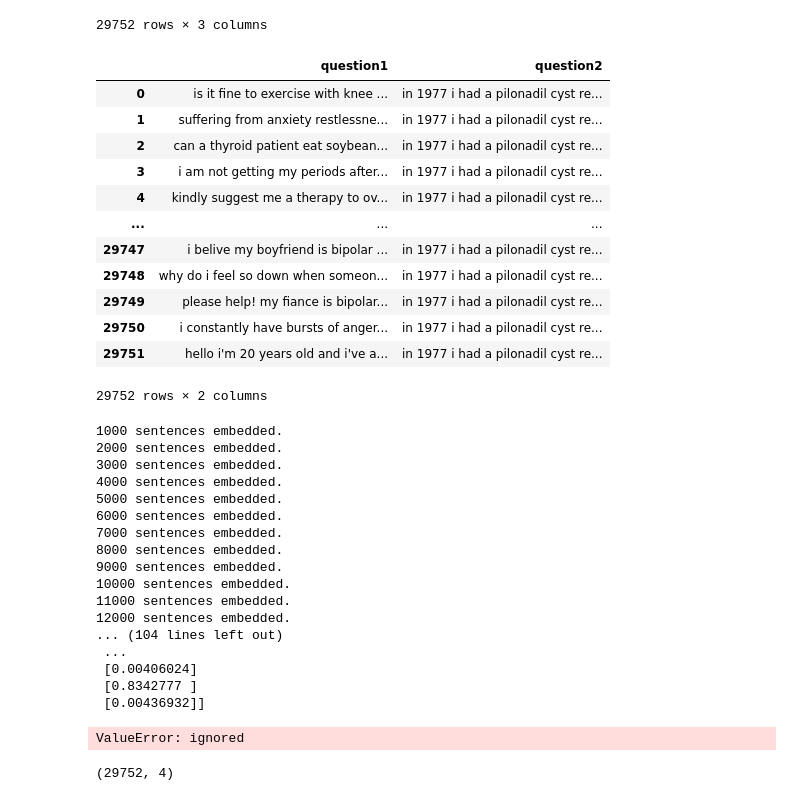
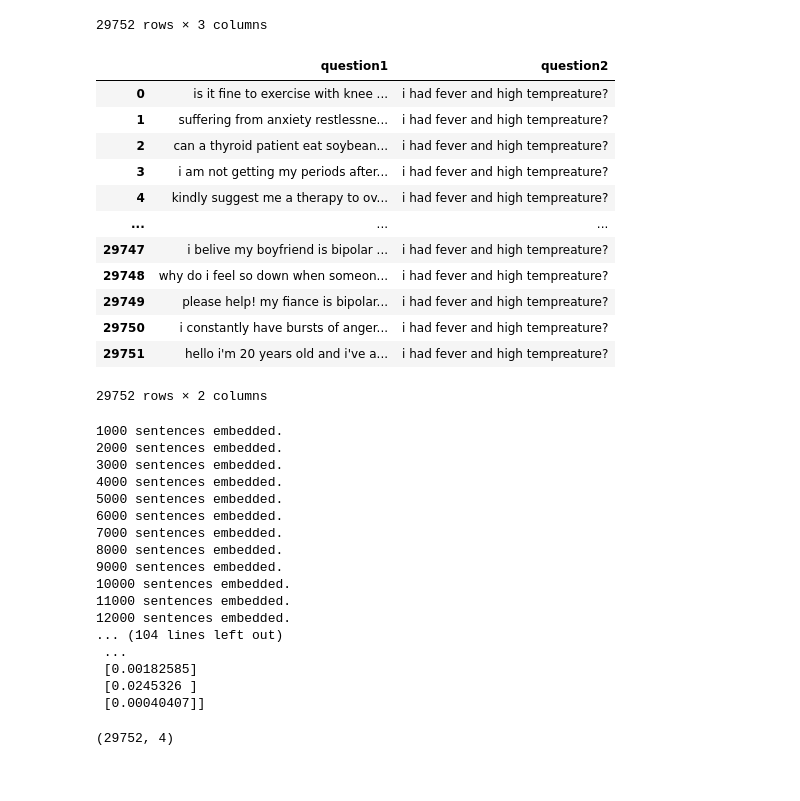
Before and after one commit to michaelwaheb/CIT690E-DeepLearning_Michael_Reda_191002, a Jupyter notebook: chatbot/model_v2.ipynb, the cells around one changed output. Drawn from its saved outputs; the diff is of its cells as text; code cells hidden in the pictures.

```diff
--- a/chatbot/model_v2.ipynb
+++ b/chatbot/model_v2.ipynb
@@ -490,22 +490,22 @@ all_medical_df
 # %%
 test_df = pd.DataFrame(all_medical_df["question"])
 test_df.columns = ['question1']
 
-test_df['question2']="in 1977 i had a pilonadil cyst removed. now i'm in a wheelchair and it has comeback. do i need surgery again?"
+test_df['question2']="i had fever and high tempreature?"
 test_df
 # %% [output]
 |  | question1 | question2 |
-| 0 | is it fine to exercise with knee ... | in 1977 i had a pilonadil cyst re... |
-| 1 | suffering from anxiety restlessne... | in 1977 i had a pilonadil cyst re... |
-| 2 | can a thyroid patient eat soybean... | in 1977 i had a pilonadil cyst re... |
-| 3 | i am not getting my periods after... | in 1977 i had a pilonadil cyst re... |
-| 4 | kindly suggest me a therapy to ov... | in 1977 i had a pilonadil cyst re... |
+| 0 | is it fine to exercise with knee ... | i had fever and high tempreature? |
+| 1 | suffering from anxiety restlessne... | i had fever and high tempreature? |
+| 2 | can a thyroid patient eat soybean... | i had fever and high tempreature? |
+| 3 | i am not getting my periods after... | i had fever and high tempreature? |
+| 4 | kindly suggest me a therapy to ov... | i had fever and high tempreature? |
 | ... | ... | ... |
-| 29747 | i belive my boyfriend is bipolar ... | in 1977 i had a pilonadil cyst re... |
-| 29748 | why do i feel so down when someon... | in 1977 i had a pilonadil cyst re... |
-| 29749 | please help! my fiance is bipolar... | in 1977 i had a pilonadil cyst re... |
-| 29750 | i constantly have bursts of anger... | in 1977 i had a pilonadil cyst re... |
-| 29751 | hello i'm 20 years old and i've a... | in 1977 i had a pilonadil cyst re... |
+| 29747 | i belive my boyfriend is bipolar ... | i had fever and high tempreature? |
+| 29748 | why do i feel so down when someon... | i had fever and high tempreature? |
+| 29749 | please help! my fiance is bipolar... | i had fever and high tempreature? |
+| 29750 | i constantly have bursts of anger... | i had fever and high tempreature? |
+| 29751 | hello i'm 20 years old and i've a... | i had fever and high tempreature? |
 29752 rows × 2 columns
 # %%
 import pandas as pd
@@ -554,13 +554,9 @@ print(prediction)
 12000 sentences embedded.
 ... (104 lines left out)
  ...
- [0.00406024]
- [0.8342777 ]
- [0.00436932]]
+ [0.00182585]
+ [0.0245326 ]
+ [0.00040407]]
-# %%
-pd.DataFrame([test_df['question1'],test_df['question2'],prediction])
-# %% [output]
-ValueError: ignored
 # %%
 test_df.shape
 # %% [output]
```
Also changed, not shown: parts of 5 cells of this notebook.
